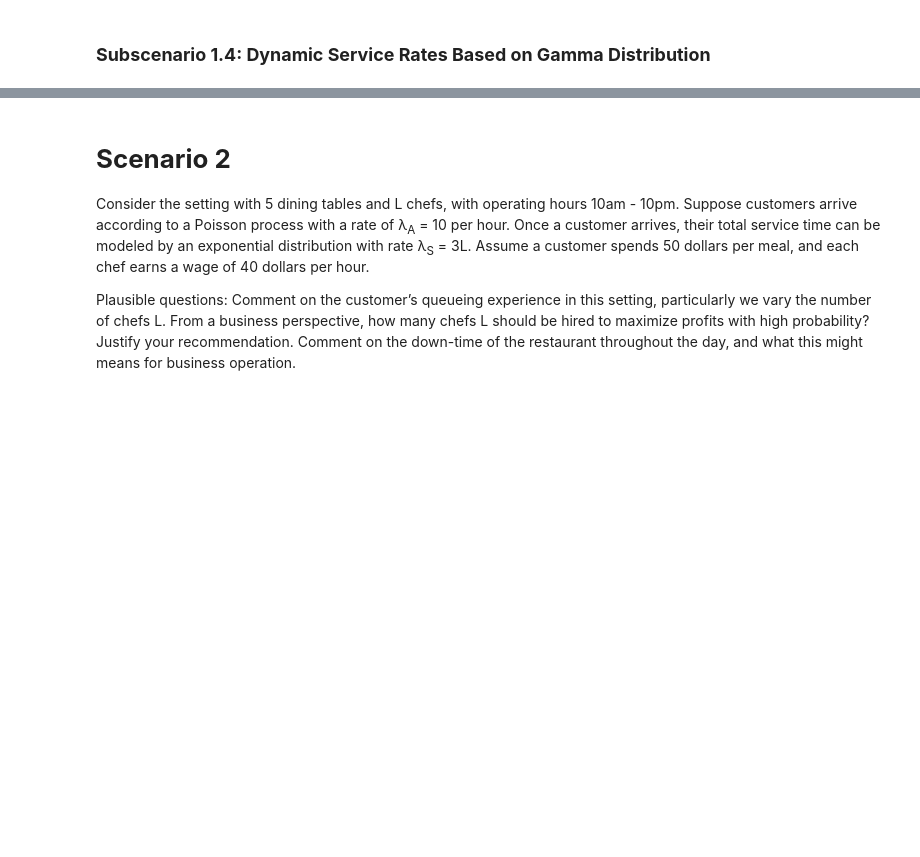
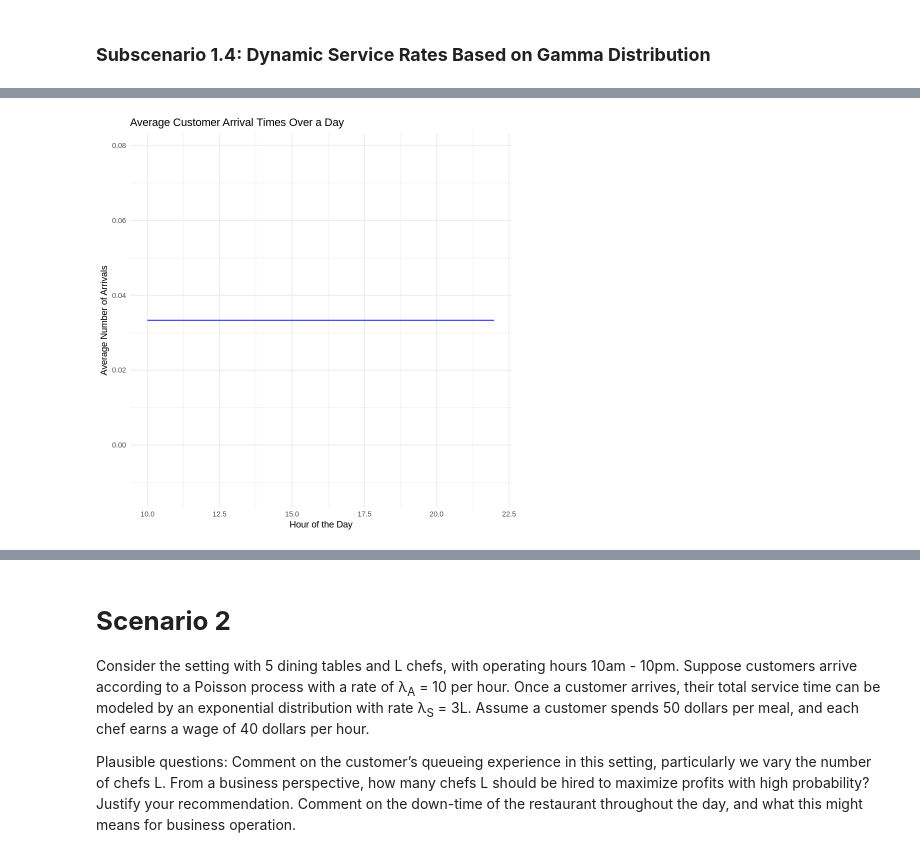
Before and after one commit to zoraizmohammad/dukeClasses, a Jupyter notebook: sta240/finalProject/STA240FinalSimulation.ipynb, the cells around one changed output, grey strips where cells are left out. Drawn from its saved outputs; the diff is of its cells as text; code cells hidden in the pictures; blank space fills up the shorter version.

```diff
--- a/sta240/finalProject/STA240FinalSimulation.ipynb
+++ b/sta240/finalProject/STA240FinalSimulation.ipynb
@@ -562,0 +881,81 @@ Traceback:
+# %%
+library(ggplot2)
+
+# Generate customer arrival times for a single day
+generate_arrival_times <- function(lambda, start_hour, end_hour) {
+  total_minutes <- (end_hour - start_hour) * 60
+  arrivals <- cumsum(rexp(ceiling(lambda * total_minutes / 60), rate = lambda / 60))
+  arrivals <- arrivals[arrivals <= total_minutes] # Keep arrivals within operational hours
+  return(arrivals)
+}
+
+# Simulate service times for customers
+generate_service_times <- function(n, shape, scale) {
+  rgamma(n, shape = shape, scale = scale)
+}
+
+# Simulate customer arrivals and service times for one day
+simulate_one_day <- function(lambda, start_hour, end_hour, service_shape, service_scale) {
+  # Generate arrival times
+  arrival_times <- generate_arrival_times(lambda, start_hour, end_hour)
+
+  # Generate service times
+  service_times <- generate_service_times(length(arrival_times), service_shape, service_scale)
+
+  # Return daily data
+  return(data.frame(
+    Arrival = arrival_times,
+    Service_Time = service_times
+  ))
+}
+
+# Simulate for a month (30 days)
+simulate_month <- function(lambda, start_hour, end_hour, service_shape, service_scale, days = 30) {
+  daily_data <- lapply(1:days, function(day) {
+    simulate_one_day(lambda, start_hour, end_hour, service_shape, service_scale)
+  })
+
+  # Combine all days into a single data frame
+  month_data <- do.call(rbind, daily_data)
+  month_data$Day <- rep(1:days, sapply(daily_data, nrow)) # Add day information
+  return(month_data)
+}
+
+# Parameters for the simulation
+lambda <- 5              # Average 5 customers per hour
+start_hour <- 10         # Operational start time (10 AM)
+end_hour <- 22           # Operational end time (10 PM)
+service_shape <- 2       # Shape parameter for Gamma distribution (service times)
+service_scale <- 0.2     # Scale parameter for Gamma distribution (service times)
+
+# Simulate a month of data
+month_data <- simulate_month(lambda, start_hour, end_hour, service_shape, service_scale)
+
+# Convert arrival times to hours of the day
+month_data$Arrival_Hour <- month_data$Arrival / 60 + start_hour
+
+# Visualization 1: Average customer arrival times over the course of a day
+arrival_hourly_avg <- month_data %>%
+  dplyr::group_by(Arrival_Hour) %>%
+  dplyr::summarize(Avg_Customers = n() / max(month_data$Day)) # Average arrivals per hour
+
+ggplot(arrival_hourly_avg, aes(x = Arrival_Hour, y = Avg_Customers)) +
+  geom_line(color = "blue") +
+  labs(
+    title = "Average Customer Arrival Times Over a Day",
+    x = "Hour of the Day",
+    y = "Average Number of Arrivals"
+  ) +
+  theme_minimal()
+
+# Visualization 2: Service time distribution
+ggplot(month_data, aes(x = Service_Time)) +
+  geom_histogram(binwidth = 0.1, fill = "orange", color = "black", alpha = 0.7) +
+  labs(
+    title = "Service Time Distribution Over a Month",
+    x = "Service Time (minutes)",
+    y = "Frequency"
+  ) +
+  theme_minimal()
+# %% [output]
+[figure, added]
```
Also changed, not shown: parts of 10 cells of this notebook.
